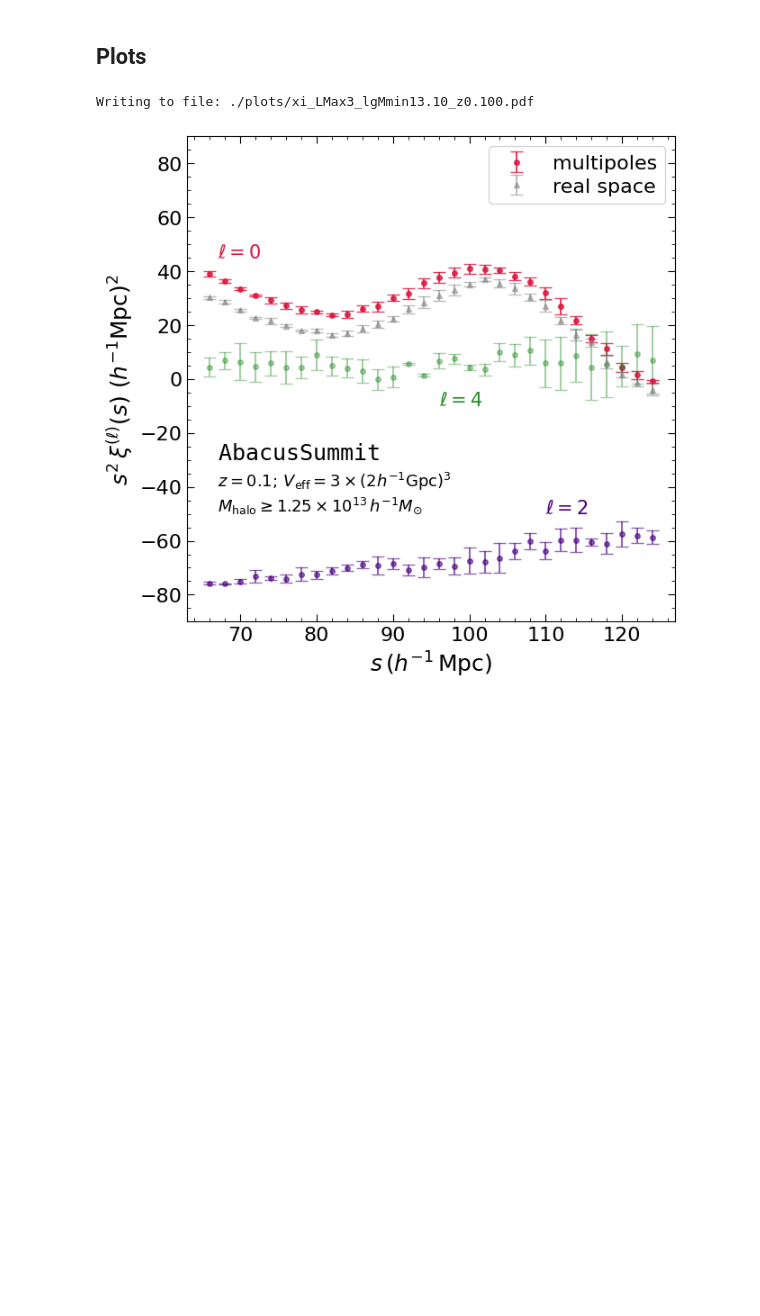
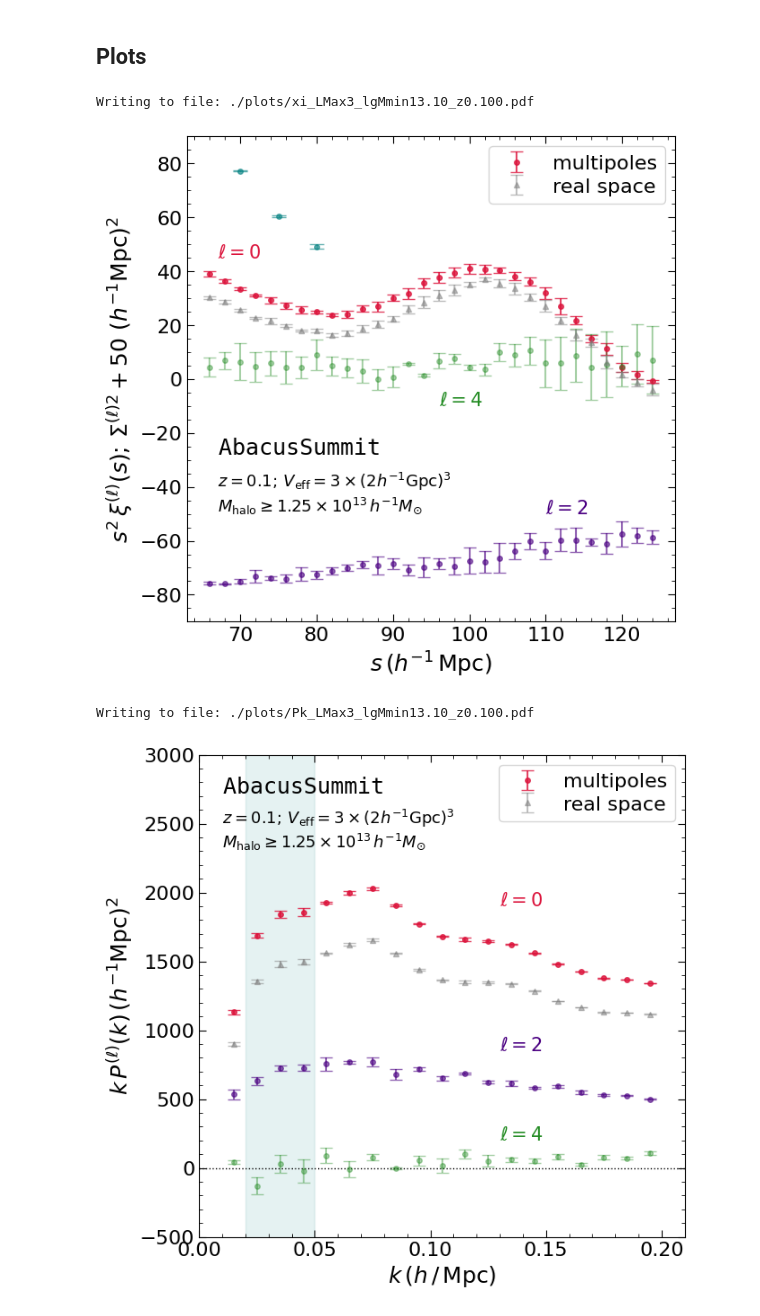
Before and after one commit to a-paranjape/zeldovich-smearing, a Jupyter notebook: examples/Pairwise_Visualize_Abacus.ipynb, the cells around one changed output. Saved outputs shown, nothing was run; the diff lists cells and outputs as text; code cells hidden in the pictures; blank space fills up the shorter version.

Commit message:
updated code to include Fourier-space quantities

```diff
--- a/examples/Pairwise_Visualize_Abacus.ipynb
+++ b/examples/Pairwise_Visualize_Abacus.ipynb
@@ -114,11 +124,16 @@ err_xi_real = xi_real[2].copy()
 xi_real = xi_real[1].copy()
 
 if Include_Sig2Obs:
-    Sig2obs = np.loadtxt(Sig2Obs_File).T # expect ell | Sig2 | err_Sig2
-    if not np.allclose(Sig2obs[0],np.array([0,2,4])):
-        raise Exception('Mismatched scales in file: '+Sig2Obs_File)
-    err_Sig2obs = Sig2obs[2].copy()
-    Sig2obs = Sig2obs[1].copy()
+    print('Reading file: '+Sig2Obs_File)
+    Sig2obs = np.loadtxt(Sig2Obs_File).T # expect Sig2 | err_Sig2
+    err_Sig2obs = Sig2obs[1].copy()
+    Sig2obs = Sig2obs[0].copy()
+
+    print('Reading file: '+Pk_File)
+    Pk = np.loadtxt(Pk_File).T # expect k|(Pk|err)_{ell=0,2,4}
+
+    print('Reading file: '+Pk_File_Real)
+    Pk_real = np.loadtxt(Pk_File_Real).T # expect k|(Pk|err)_{ell=0,2,4}
 # %% [output]
 Reading file: ./data/AbacusSummit/base_c000/xi_LMax3_lgMmin13.10_z0.100_colwise.txt
 Reading file: ./data/AbacusSummit/base_c000/xi_lgMmin13.10_z0.100_colwise.txt
@@ -146,32 +164,74 @@ for L in range(L_Max):
 plt.errorbar(scales_real,scales_real**2*xi_real,yerr=scales_real**2*err_xi_real,
              c='gray',ls='none',capsize=5,marker='^',markersize=4,alpha=0.5,label='real space')
 
 if Include_Sig2Obs:
     Sigx = np.linspace(70,70+5*(L_Max-1),L_Max).astype(int)
     plt.errorbar(Sigx,Sig2obs+off_vert,yerr=err_Sig2obs,
                  marker='o',ls='none',c='teal',capsize=6,markersize=4,lw=1,alpha=0.6)
 
-plt.text(67,75-105,'$\\tt{{AbacusSummit}}$',fontsize=FS)
+plt.text(67,77-105,'$\\tt{{AbacusSummit}}$',fontsize=FS)
 zV_text = '$z = {0:.1f}; \\, V_{{\\rm eff}} = {1:d}\\times(2h^{{-1}}{{\\rm Gpc}})^{{3}}$'.format(Redshift,N_Real)
 plt.text(67,65-105,zV_text,fontsize=FS3)
 mmin_expo = 12.0 if Redshift > 0.5 else 13.0
 mmin_absc = M_min/10**mmin_expo
 mmin_text = '$M_{{\\rm halo}} \\geq {0:.2f}\\times 10^{{{1:.0f}}}\\, h^{{-1}}M_{{\\odot}}$'.format(mmin_absc,mmin_expo)
 plt.text(67,56-105,mmin_text,fontsize=FS3)
 
 plt.text(67,45,'$\ell = 0$',fontsize=FS2,c=cols[0])
 if L_Max > 1:
     plt.text(110,-50,'$\ell = 2$',fontsize=FS2,c=cols[1])
     if L_Max == 3:
         plt.text(96,-10,'$\ell = 4$',fontsize=FS2,c=cols[2])
 
 plt.legend(loc='upper right')
 plt.minorticks_on()
 if Save_Fig:
     Xi_Plot_File = Plots_Dir + File_Stem + '.pdf'
     print('Writing to file: '+Xi_Plot_File)
     plt.savefig(Xi_Plot_File,bbox_inches='tight')
 plt.show()
+
+if Include_Sig2Obs:
+    plt.figure(figsize=(7,7))
+    plt.xlabel('$k\\,(h\\,/\\,{{\\rm Mpc}})$')
+    plt.xlim(0,0.21)
+    plt.ylim(-500,3000)
+    ylabel = '$k\\,P^{{(\\ell)}}(k) \\,(h^{{-1}}{{\\rm Mpc}})^{{2}}$'
+    plt.ylabel(ylabel)
+    for L in range(L_Max):
+        data_label = 'multipoles' if L==0 else None
+        plt.errorbar(Pk[0],Pk[0]*Pk[2*L+1],yerr=Pk[0]*Pk[2*L+2],
+                     c=cols[L],ls='none',capsize=5,marker='o',markersize=4,alpha=1-0.2*(L+1),label=data_label)
+    # khfac = 1+2*0.2/3+0.2**2/5
+    plt.errorbar(Pk_real[0],Pk_real[0]*Pk_real[1],yerr=Pk_real[0]*Pk_real[2],
+                 c='gray',ls='none',capsize=5,marker='^',markersize=4,alpha=0.5,label='real space')
+    plt.axhline(0.0,c='k',ls=':',lw=1)
+    yvals = np.linspace(-5000,5000,10)
+    plt.fill_betweenx(yvals,K_Max*np.ones_like(yvals),K_Min*np.ones_like(yvals),color='teal',alpha=0.1)
+    plt.legend(loc='upper right')
+    plt.minorticks_on()
+
+    plt.text(0.01,2720,'$\\tt{{AbacusSummit}}$',fontsize=FS)
+    zV_text = '$z = {0:.1f}; \\, V_{{\\rm eff}} = {1:d}\\times(2h^{{-1}}{{\\rm Gpc}})^{{3}}$'.format(Redshift,N_Real)
+    plt.text(0.01,2500,zV_text,fontsize=FS3)
+    mmin_expo = 12.0 if Redshift > 0.5 else 13.0
+    mmin_absc = M_min/10**mmin_expo
+    mmin_text = '$M_{{\\rm halo}} \\geq {0:.2f}\\times 10^{{{1:.0f}}}\\, h^{{-1}}M_{{\\odot}}$'.format(mmin_absc,mmin_expo)
+    plt.text(0.01,2330,mmin_text,fontsize=FS3)
+
+    plt.text(0.13,1900,'$\ell = 0$',fontsize=FS2,c=cols[0])
+    if L_Max > 1:
+        plt.text(0.13,850,'$\ell = 2$',fontsize=FS2,c=cols[1])
+        if L_Max == 3:
+            plt.text(0.13,200,'$\ell = 4$',fontsize=FS2,c=cols[2])
+
+    if Save_Fig:
+        Pk_Plot_File = Plots_Dir + File_Stem_Pk + '.pdf'
+        print('Writing to file: '+Pk_Plot_File)
+        plt.savefig(Pk_Plot_File,bbox_inches='tight')
+    plt.show()
 # %% [output]
 Writing to file: ./plots/xi_LMax3_lgMmin13.10_z0.100.pdf
-[figure, old version]
+[figure, new version]
+Writing to file: ./plots/Pk_LMax3_lgMmin13.10_z0.100.pdf
+[figure, added]
```
Also changed, not shown: parts of 2 cells of this notebook, 1 other file.
